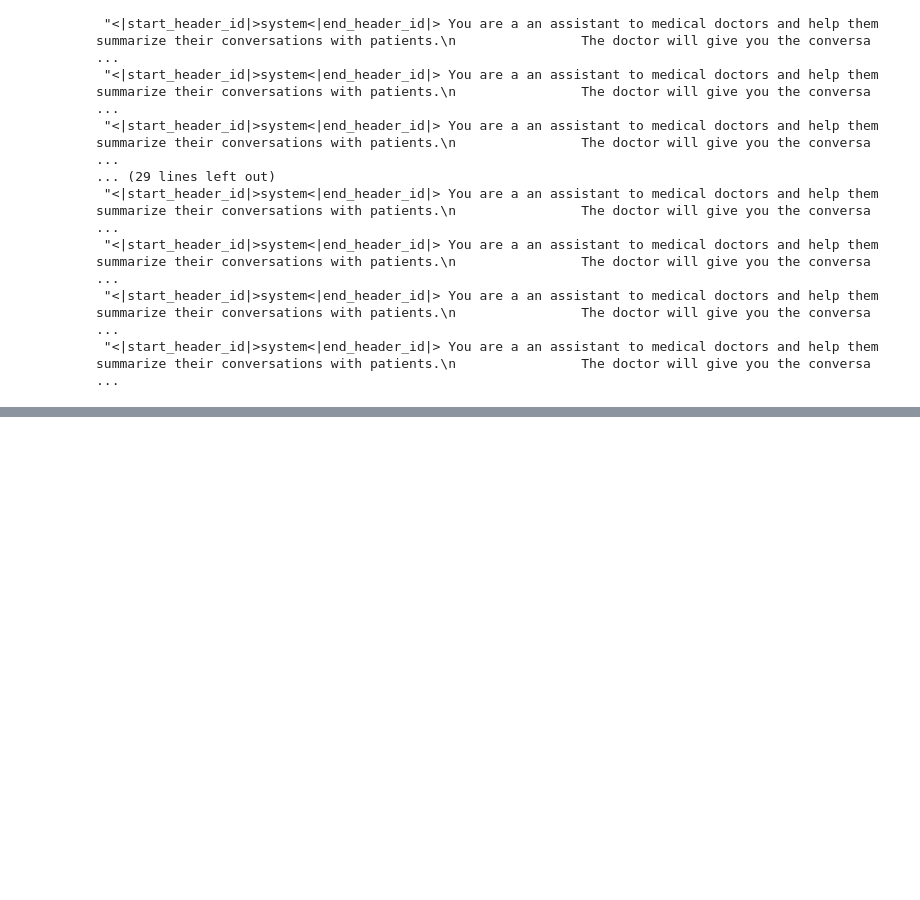
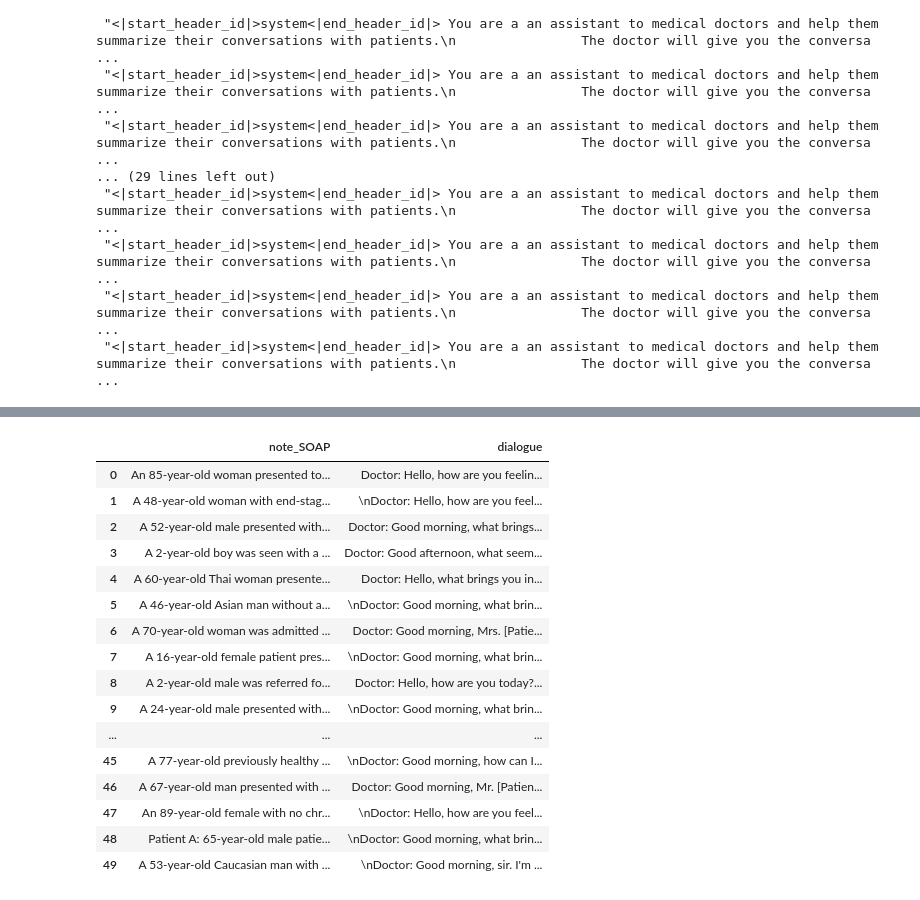
Before and after one commit to ahmadrezarm/MedSynth, a Jupyter notebook: code/eval/continous_eval/DELETE_test_hf_datasets.ipynb, the cells around one changed output, grey strips where cells are left out. Saved outputs shown, nothing was run; the diff lists cells and outputs as text; code cells hidden in the pictures; blank space fills up the shorter version.

Commit message:
note_chat train model and results added

```diff
--- a/code/eval/continous_eval/DELETE_test_hf_datasets.ipynb
+++ b/code/eval/continous_eval/DELETE_test_hf_datasets.ipynb
@@ -34,0 +77,24 @@ dataset_train["train"]["prompt"]
+# %%
+import pandas as pd
+from utils import constants
+
+df= pd.read_csv("/h/ahmad/SynthDataGen/Synthetic_Data_Gen/data/input/NoteChatSamples/note_chat_sample_2024-05-14_14-02.csv", sep="|")
+df
+# %% [output]
+|  | note_SOAP | dialogue |
+| 0 | An 85-year-old woman presented to... | Doctor: Hello, how are you feelin... |
+| 1 | A 48-year-old woman with end-stag... | \nDoctor: Hello, how are you feel... |
+| 2 | A 52-year-old male presented with... | Doctor: Good morning, what brings... |
+| 3 | A 2-year-old boy was seen with a ... | Doctor: Good afternoon, what seem... |
+| 4 | A 60-year-old Thai woman presente... | Doctor: Hello, what brings you in... |
+| 5 | A 46-year-old Asian man without a... | \nDoctor: Good morning, what brin... |
+| 6 | A 70-year-old woman was admitted ... | Doctor: Good morning, Mrs. [Patie... |
+| 7 | A 16-year-old female patient pres... | \nDoctor: Good morning, what brin... |
+| 8 | A 2-year-old male was referred fo... | Doctor: Hello, how are you today?... |
+| 9 | A 24-year-old male presented with... | \nDoctor: Good morning, what brin... |
+| ... | ... | ... |
+| 45 | A 77-year-old previously healthy ... | \nDoctor: Good morning, how can I... |
+| 46 | A 67-year-old man presented with ... | Doctor: Good morning, Mr. [Patien... |
+| 47 | An 89-year-old female with no chr... | \nDoctor: Hello, how are you feel... |
+| 48 | Patient A: 65-year-old male patie... | \nDoctor: Good morning, what brin... |
+| 49 | A 53-year-old Caucasian man with ... | \nDoctor: Good morning, sir. I'm ... |
```
Also changed, not shown: parts of 3 cells of this notebook, 13 other files.
